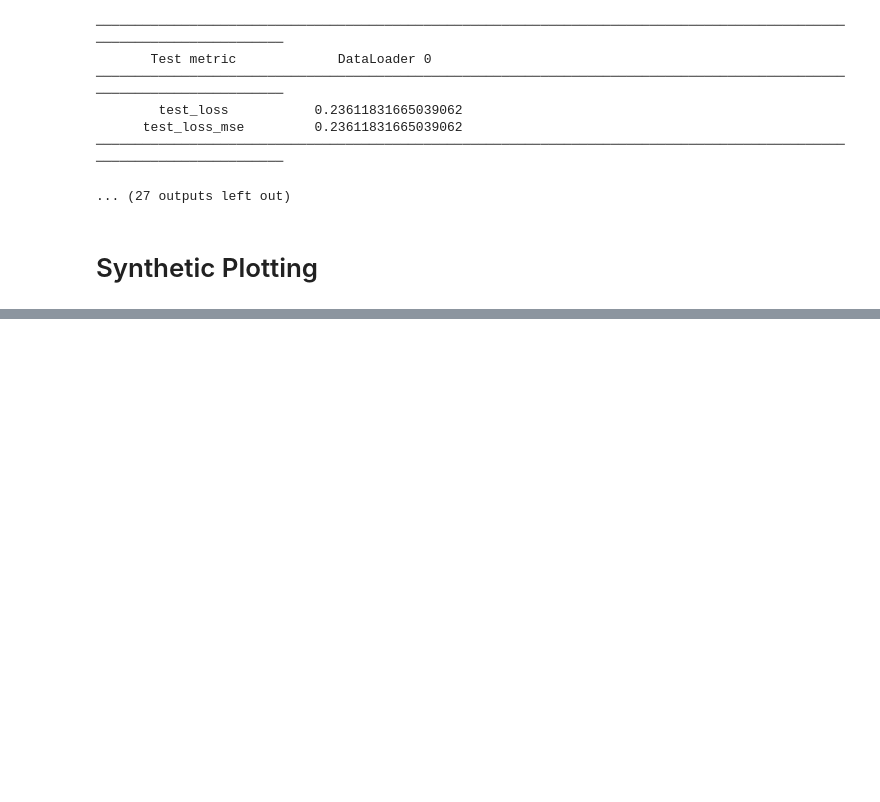
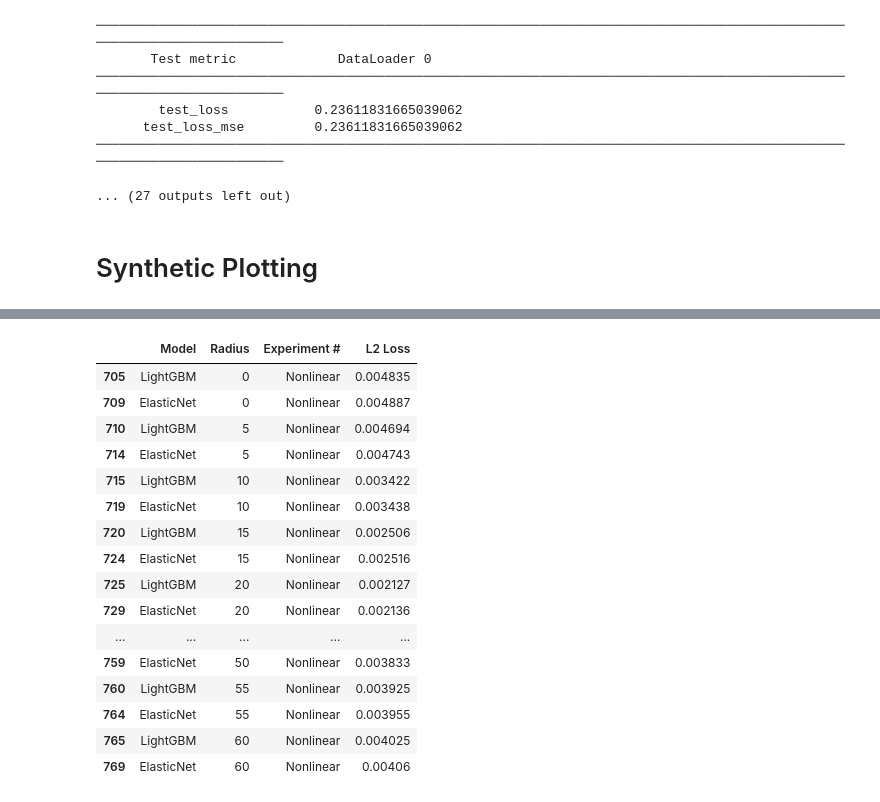
Before and after one commit to prob-ml/spice, a Jupyter notebook: examples/static/SyntheticResults.ipynb, the cells around one changed output, grey strips where cells are left out. Drawn from its saved outputs; the diff is of its cells as text; code cells hidden in the pictures; blank space fills up the shorter version.

```diff
--- a/examples/static/SyntheticResults.ipynb
+++ b/examples/static/SyntheticResults.ipynb
@@ -423,0 +417,20 @@ plt.savefig(f'synthetic{EXPERIMENT_NUM}.png', dpi=300, bbox_inches='tight')
+# %%
+data[(data["Model"].isin(["LightGBM", "ElasticNet"])) & (data["Experiment #"] == "Nonlinear")]
+# %% [output]
+|  | Model | Radius | Experiment # | L2 Loss |
+| 705 | LightGBM | 0 | Nonlinear | 0.004835 |
+| 709 | ElasticNet | 0 | Nonlinear | 0.004887 |
+| 710 | LightGBM | 5 | Nonlinear | 0.004694 |
+| 714 | ElasticNet | 5 | Nonlinear | 0.004743 |
+| 715 | LightGBM | 10 | Nonlinear | 0.003422 |
+| 719 | ElasticNet | 10 | Nonlinear | 0.003438 |
+| 720 | LightGBM | 15 | Nonlinear | 0.002506 |
+| 724 | ElasticNet | 15 | Nonlinear | 0.002516 |
+| 725 | LightGBM | 20 | Nonlinear | 0.002127 |
+| 729 | ElasticNet | 20 | Nonlinear | 0.002136 |
+| ... | ... | ... | ... | ... |
+| 759 | ElasticNet | 50 | Nonlinear | 0.003833 |
+| 760 | LightGBM | 55 | Nonlinear | 0.003925 |
+| 764 | ElasticNet | 55 | Nonlinear | 0.003955 |
+| 765 | LightGBM | 60 | Nonlinear | 0.004025 |
+| 769 | ElasticNet | 60 | Nonlinear | 0.00406 |
```
Also changed, not shown: parts of 5 cells of this notebook, 13 other files.
